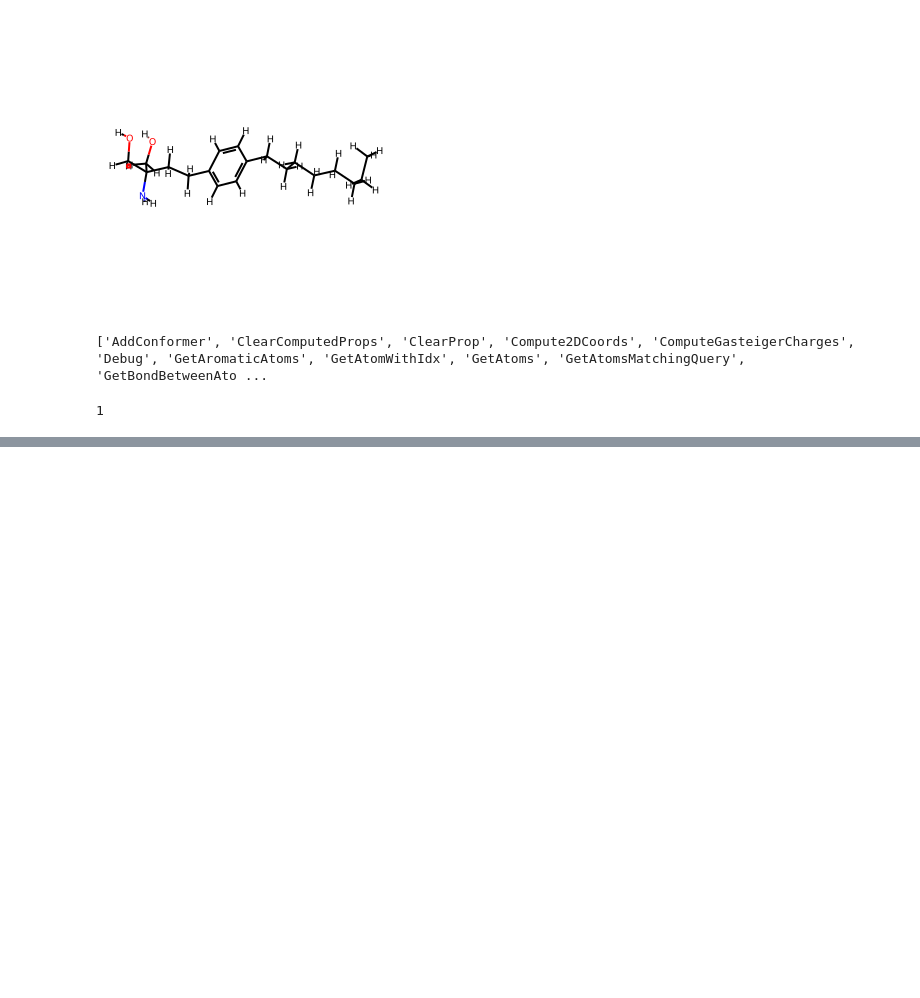
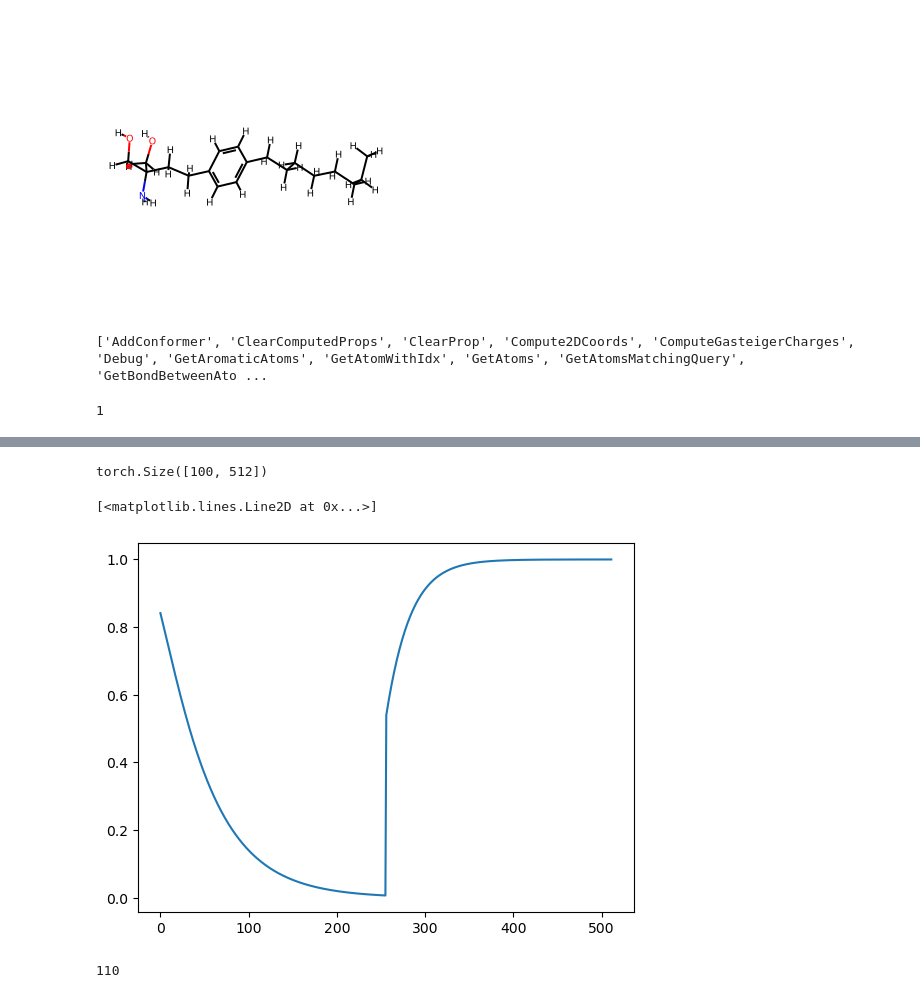
Before and after one commit to lyndonlens/DiffDock, a Jupyter notebook: test_pdb_parser.ipynb, the cells around one changed output, grey strips where cells are left out. Cells and saved outputs as stored; diff of their text form; code cells hidden in the pictures; blank space fills up the shorter version.

```diff
--- a/test_pdb_parser.ipynb
+++ b/test_pdb_parser.ipynb
@@ -316,0 +774,28 @@ print(rms_list)
+# %%
+import numpy as np
+import math
+import matplotlib.pyplot as plt
+import torch
+
+def sinusoidal_embedding(timesteps, embedding_dim, max_positions=10000):
+    """ from https://github.com/hojonathanho/diffusion/blob/master/diffusion_tf/nn.py   """
+    assert len(timesteps.shape) == 1
+    half_dim = embedding_dim // 2
+    emb = 5 / (half_dim - 1)
+    emb = torch.exp(torch.arange(half_dim, dtype=torch.float32, device=timesteps.device) * -emb)
+    emb = timesteps.float()[:, None] * emb[None, :]
+    emb = torch.cat([torch.sin(emb), torch.cos(emb)], dim=1)
+    if embedding_dim % 2 == 1:  # zero pad
+        emb = F.pad(emb, (0, 1), mode='constant')
+    assert emb.shape == (timesteps.shape[0], embedding_dim)
+    return emb
+emb = sinusoidal_embedding(torch.tensor(np.arange(0,100,1)), 512, max_positions=100)
+print(emb.shape)
+plt.plot(emb[1,:])
+# plt.plot(emb[20,:])
+# plt.plot(emb[30,:])
+# plt.plot(emb[40,:])
+# %% [output]
+torch.Size([100, 512])
+[<matplotlib.lines.Line2D at 0x...>]
+[figure, added]
@@ -316,0 +807,9 @@ print(rms_list)
+# %%
+from functools import partial
+def add(*args):
+    return sum(args)
+
+add_100 = partial(add, 100)
+print(add_100(1,2,3,4))
+# %% [output]
+110
```
Also changed, not shown: parts of 61 cells of this notebook, 9 other files.
